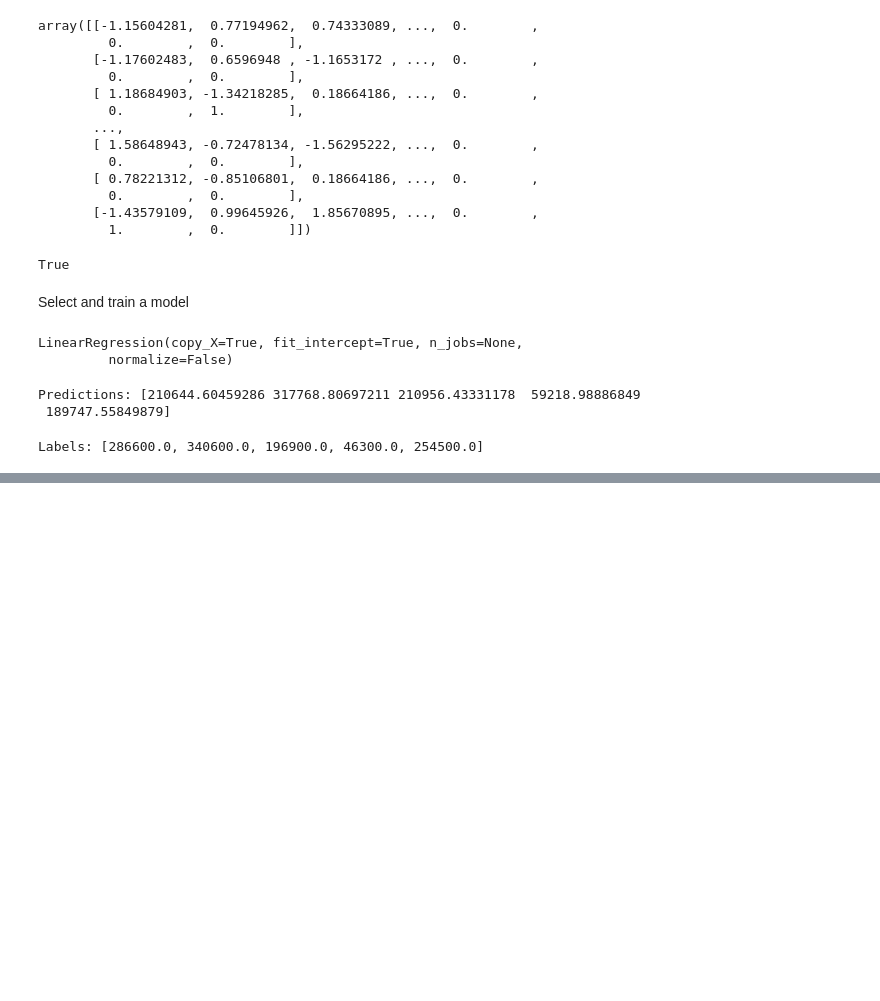
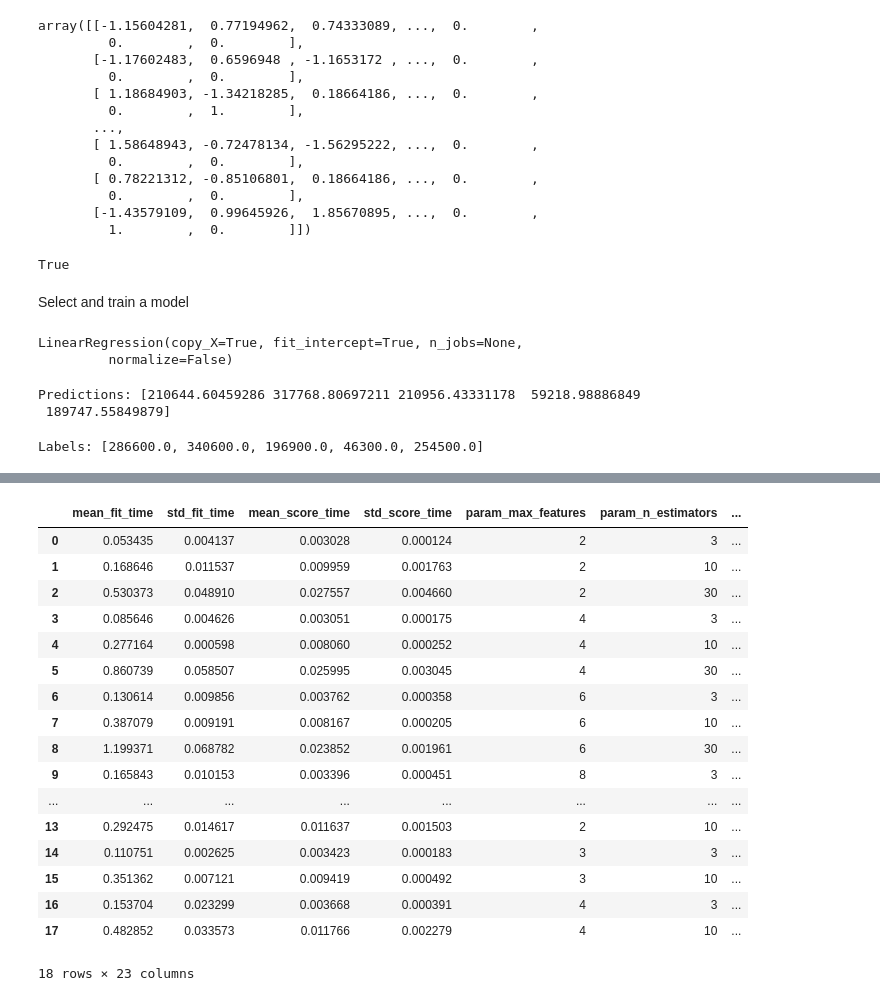
Before and after one commit to ramuspedro/artificial_intelligence, a Jupyter notebook: projects/notebooks/02_end_to_end_machine_learning_project_pedro.ipynb, the cells around one changed output, grey strips where cells are left out. Cells and saved outputs as stored; diff of their text form; code cells hidden in the pictures; blank space fills up the shorter version.

```diff
--- a/projects/notebooks/02_end_to_end_machine_learning_project_pedro.ipynb
+++ b/projects/notebooks/02_end_to_end_machine_learning_project_pedro.ipynb
@@ -760,0 +800,5 @@ Labels: [286600.0, 340600.0, 196900.0, 46300.0, 254500.0]
+# %%
+from sklearn.tree import DecisionTreeRegressor
+
+tree_reg = DecisionTreeRegressor(random_state=42)
+tree_reg.fit(housing_prepared, housing_labels)
@@ -760,0 +850,5 @@ Labels: [286600.0, 340600.0, 196900.0, 46300.0, 254500.0]
+# %%
+from sklearn.ensemble import RandomForestRegressor
+
+forest_reg = RandomForestRegressor(n_estimators=10, random_state=42)
+forest_reg.fit(housing_prepared, housing_labels)
@@ -760,0 +895,9 @@ Labels: [286600.0, 340600.0, 196900.0, 46300.0, 254500.0]
+# %%
+from sklearn.svm import SVR
+
+svm_reg = SVR(kernel="linear")
+svm_reg.fit(housing_prepared, housing_labels)
+housing_predictions = svm_reg.predict(housing_prepared)
+svm_mse = mean_squared_error(housing_labels, housing_predictions)
+svm_rmse = np.sqrt(svm_mse)
+svm_rmse
@@ -760,0 +906,15 @@ Labels: [286600.0, 340600.0, 196900.0, 46300.0, 254500.0]
+# %%
+from sklearn.model_selection import GridSearchCV
+
+param_grid = [
+    # try 12 (3×4) combinations of hyperparameters
+    {'n_estimators': [3, 10, 30], 'max_features': [2, 4, 6, 8]},
+    # then try 6 (2×3) combinations with bootstrap set as False
+    {'bootstrap': [False], 'n_estimators': [3, 10], 'max_features': [2, 3, 4]},
+  ]
+
+forest_reg = RandomForestRegressor(random_state=42)
+# train across 5 folds, that's a total of (12+6)*5=90 rounds of training
+grid_search = GridSearchCV(forest_reg, param_grid, cv=5,
+                           scoring='neg_mean_squared_error', return_train_score=True)
+grid_search.fit(housing_prepared, housing_labels)
@@ -760,0 +969,21 @@ Labels: [286600.0, 340600.0, 196900.0, 46300.0, 254500.0]
+# %%
+pd.DataFrame(grid_search.cv_results_)
+# %% [output]
+|  | mean_fit_time | std_fit_time | mean_score_time | std_score_time | param_max_features | param_n_estimators | ... |
+| 0 | 0.053435 | 0.004137 | 0.003028 | 0.000124 | 2 | 3 | ... |
+| 1 | 0.168646 | 0.011537 | 0.009959 | 0.001763 | 2 | 10 | ... |
+| 2 | 0.530373 | 0.048910 | 0.027557 | 0.004660 | 2 | 30 | ... |
+| 3 | 0.085646 | 0.004626 | 0.003051 | 0.000175 | 4 | 3 | ... |
+| 4 | 0.277164 | 0.000598 | 0.008060 | 0.000252 | 4 | 10 | ... |
+| 5 | 0.860739 | 0.058507 | 0.025995 | 0.003045 | 4 | 30 | ... |
+| 6 | 0.130614 | 0.009856 | 0.003762 | 0.000358 | 6 | 3 | ... |
+| 7 | 0.387079 | 0.009191 | 0.008167 | 0.000205 | 6 | 10 | ... |
+| 8 | 1.199371 | 0.068782 | 0.023852 | 0.001961 | 6 | 30 | ... |
+| 9 | 0.165843 | 0.010153 | 0.003396 | 0.000451 | 8 | 3 | ... |
+| ... | ... | ... | ... | ... | ... | ... | ... |
+| 13 | 0.292475 | 0.014617 | 0.011637 | 0.001503 | 2 | 10 | ... |
+| 14 | 0.110751 | 0.002625 | 0.003423 | 0.000183 | 3 | 3 | ... |
+| 15 | 0.351362 | 0.007121 | 0.009419 | 0.000492 | 3 | 10 | ... |
+| 16 | 0.153704 | 0.023299 | 0.003668 | 0.000391 | 4 | 3 | ... |
+| 17 | 0.482852 | 0.033573 | 0.011766 | 0.002279 | 4 | 10 | ... |
+18 rows × 23 columns
```
Also changed, not shown: parts of 32 cells of this notebook.
